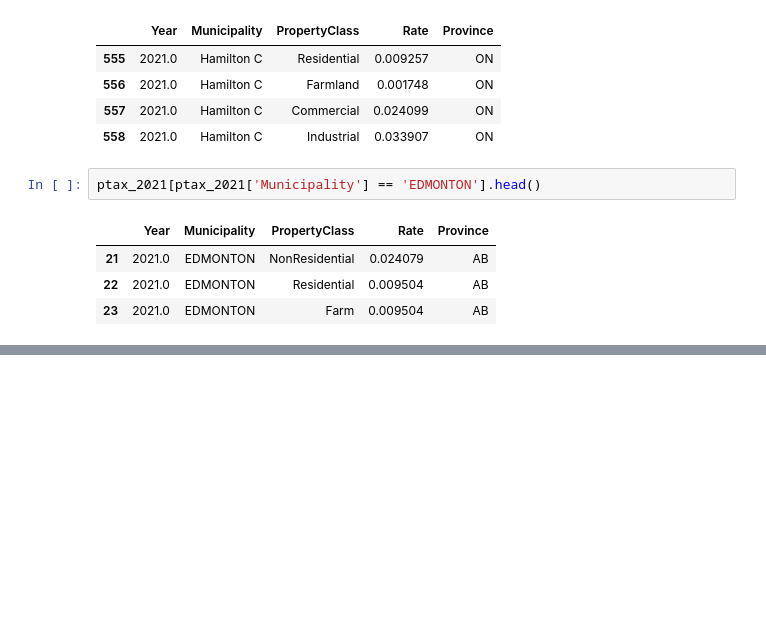
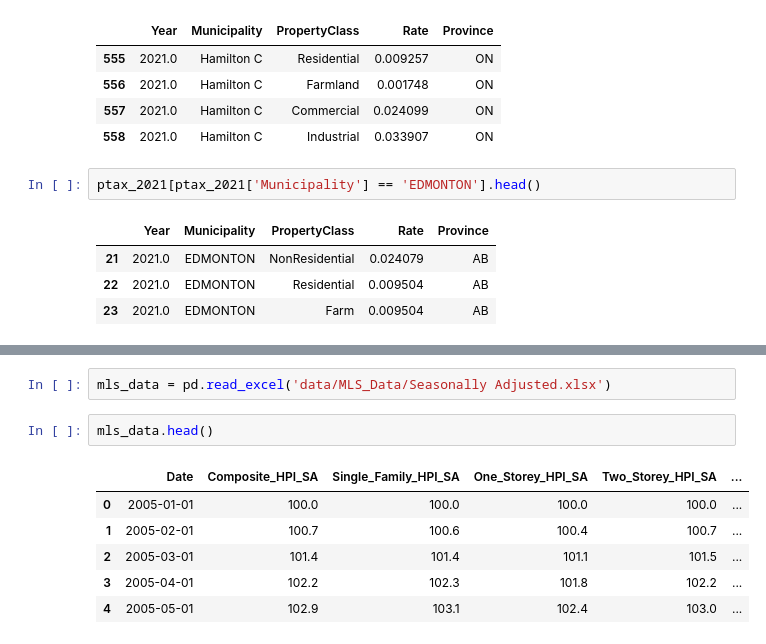
Before and after one commit to ddsarai/propertTax_comps, a Jupyter notebook: ON_AB_BC_2021_comp.ipynb, the cells around one changed output, grey strips where cells are left out. Drawn from its saved outputs; the diff is of its cells as text; blank space fills up the shorter version.

```diff
--- a/ON_AB_BC_2021_comp.ipynb
+++ b/ON_AB_BC_2021_comp.ipynb
@@ -44,0 +66,11 @@ plt.show()
+# %%
+mls_data = pd.read_excel('data/MLS_Data/Seasonally Adjusted.xlsx')
+# %%
+mls_data.head()
+# %% [output]
+|  | Date | Composite_HPI_SA | Single_Family_HPI_SA | One_Storey_HPI_SA | Two_Storey_HPI_SA | ... |
+| 0 | 2005-01-01 | 100.0 | 100.0 | 100.0 | 100.0 | ... |
+| 1 | 2005-02-01 | 100.7 | 100.6 | 100.4 | 100.7 | ... |
+| 2 | 2005-03-01 | 101.4 | 101.4 | 101.1 | 101.5 | ... |
+| 3 | 2005-04-01 | 102.2 | 102.3 | 101.8 | 102.2 | ... |
+| 4 | 2005-05-01 | 102.9 | 103.1 | 102.4 | 103.0 | ... |
```
Also changed, not shown: parts of 3 cells of this notebook, 1 other file.
